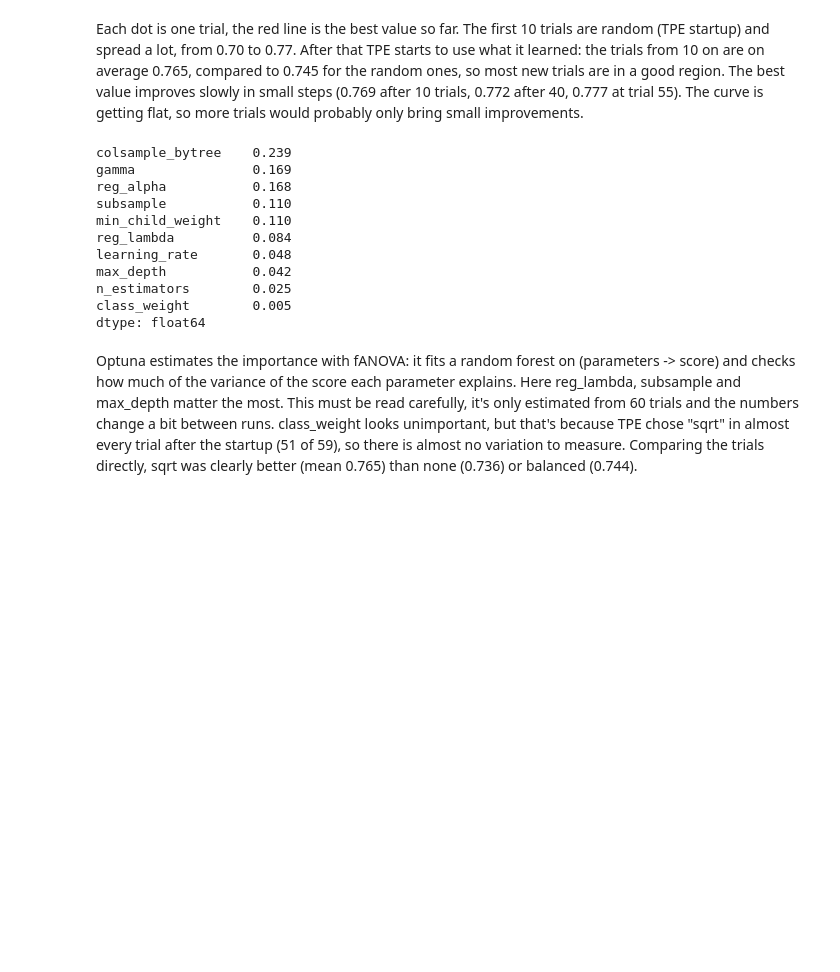
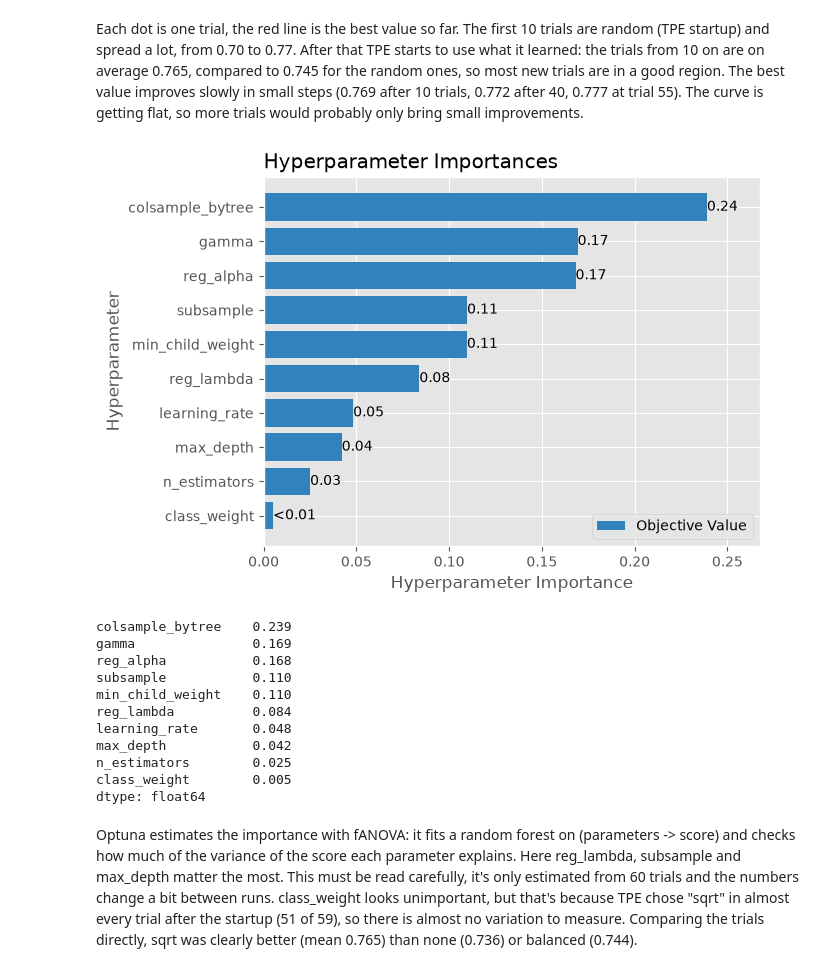
Before and after one commit to Maroscsak-Daniel/Labor-ML-, a Jupyter notebook: L2/L2_XGBoost.ipynb, the cells around one changed output. Cells and saved outputs as stored; diff of their text form; code cells hidden in the pictures; blank space fills up the shorter version.

```diff
--- a/L2_XGBoost.ipynb
+++ b/L2/L2_XGBoost.ipynb
@@ -1053,9 +1058,11 @@ average 0.765, compared to 0.745 for the random ones, so most new trials are in
 improves slowly in small steps (0.769 after 10 trials, 0.772 after 40, 0.777 at trial 55). The curve is getting
 flat, so more trials would probably only bring small improvements.
 # %%
-plot_param_importances(study).show()
+plot_param_importances(study)
+plt.show()
 pd.Series(optuna.importance.get_param_importances(study)).round(3)
 # %% [output]
+[figure, added]
 colsample_bytree    0.239
 gamma               0.169
 reg_alpha           0.168
```
Also changed, not shown: parts of 21 cells of this notebook, 11 other files.
